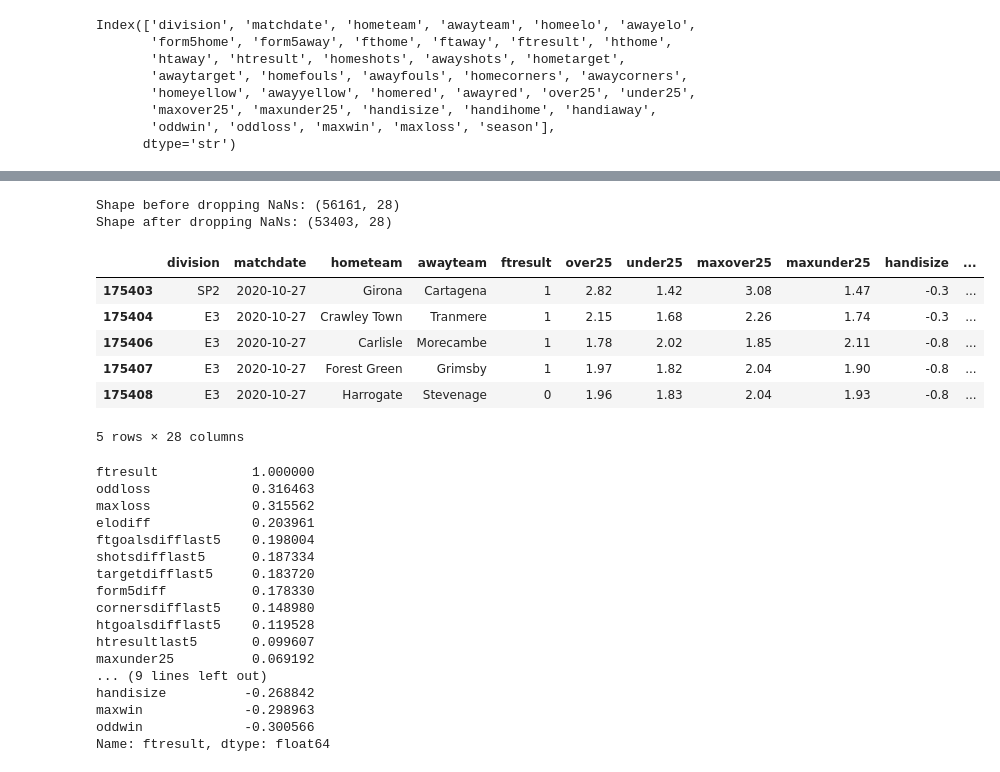
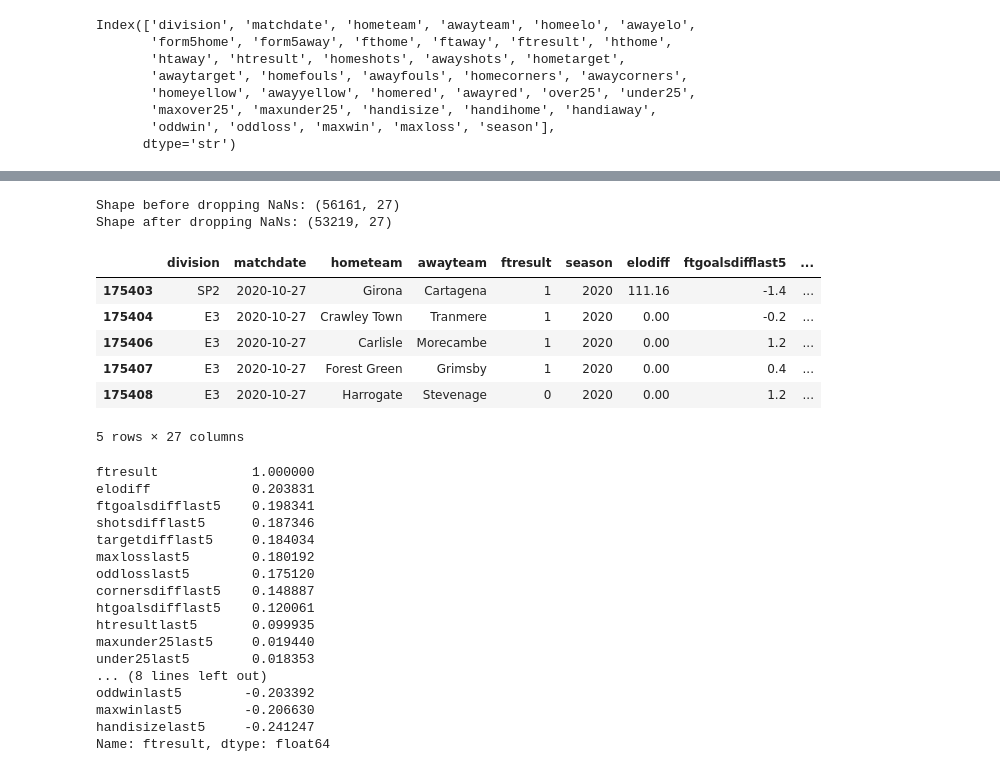
Before and after one commit to iAboud98/champions-league-winner-prediction-2025-2026, a Jupyter notebook: main.ipynb, the cells around one changed output, grey strips where cells are left out. Saved outputs shown, nothing was run; the diff lists cells and outputs as text; code cells hidden in the pictures.

```diff
--- a/main.ipynb
+++ b/main.ipynb
@@ -536,7 +535,6 @@ Index(['division', 'matchdate', 'hometeam', 'awayteam', 'homeelo', 'awayelo',
       dtype='str')
 # %%
 df['elodiff'] = df['homeelo'] - df['awayelo']
-df['form5diff'] = df['form5home'] - df['form5away']
 df['ftgoalsdiff'] = df['fthome'] - df['ftaway']
 df['htgoalsdiff'] = df['hthome'] - df['htaway']
 df['shotsdiff'] = df['homeshots'] - df['awayshots']
@@ -545,6 +543,7 @@ df['foulsdiff'] = df['homefouls'] - df['awayfouls']
 df['cornersdiff'] = df['homecorners'] - df['awaycorners']
 df['reddiff'] = df['homered'] - df['awayred']
 df['yellowdiff'] = df['homeyellow'] - df['awayyellow']
+
 
 cols_to_drop = [
     'homeelo', 'awayelo',
@@ -573,7 +572,9 @@ df.head()
 # %%
 features_to_roll = [
     'ftgoalsdiff', 'htgoalsdiff', 'shotsdiff', 'targetdiff',
-    'foulsdiff', 'cornersdiff', 'yellowdiff', 'reddiff', 'htresult'
+    'foulsdiff', 'cornersdiff', 'yellowdiff', 'reddiff', 'htresult',
+    'oddloss', 'oddwin', 'over25', 'under25', 'maxover25', 'maxunder25',
+    'handisize','handihome', 'handiaway', 'maxwin', 'maxloss'
 ]
 
 home_stats = df[['matchdate', 'hometeam'] + features_to_roll].copy()
@@ -591,42 +592,42 @@ team_stats = pd.concat([home_stats, away_stats])
 team_stats = team_stats.sort_values(['team', 'matchdate'])
 
 
 rolling_cols = [f'{col}_last5' for col in features_to_roll]
 team_stats[rolling_cols] = team_stats.groupby('team')[features_to_roll].transform(
     lambda x: x.shift(1).rolling(window=5).mean()
 )
 
 home_stats_keys = df[['hometeam']].copy()
 home_stats_keys['match_index'] = df.index
 home_stats_keys = home_stats_keys.rename(columns={'hometeam': 'team'})
 
 away_stats_keys = df[['awayteam']].copy()
 away_stats_keys['match_index'] = df.index
 away_stats_keys = away_stats_keys.rename(columns={'awayteam': 'team'})
 
 home_rolling = pd.merge(home_stats_keys, team_stats[['team', 'match_index'] + rolling_cols], on=['team', 'match_index'], how='left').set_index('match_index')
 away_rolling = pd.merge(away_stats_keys, team_stats[['team', 'match_index'] + rolling_cols], on=['team', 'match_index'], how='left').set_index('match_index')
 
 for col in features_to_roll:
     df[f'{col}last5'] = home_rolling[f'{col}_last5'] - away_rolling[f'{col}_last5']
 
 df = df.drop(columns=features_to_roll)
 
 print(f"Shape before dropping NaNs: {df.shape}")
 df = df.dropna()
 print(f"Shape after dropping NaNs: {df.shape}")
 
 df.head()
 # %% [output]
-Shape before dropping NaNs: (56161, 28)
-Shape after dropping NaNs: (53403, 28)
+Shape before dropping NaNs: (56161, 27)
+Shape after dropping NaNs: (53219, 27)
-|  | division | matchdate | hometeam | awayteam | ftresult | over25 | under25 | maxover25 | maxunder25 | handisize | ... |
-| 175403 | SP2 | 2020-10-27 | Girona | Cartagena | 1 | 2.82 | 1.42 | 3.08 | 1.47 | -0.3 | ... |
-| 175404 | E3 | 2020-10-27 | Crawley Town | Tranmere | 1 | 2.15 | 1.68 | 2.26 | 1.74 | -0.3 | ... |
-| 175406 | E3 | 2020-10-27 | Carlisle | Morecambe | 1 | 1.78 | 2.02 | 1.85 | 2.11 | -0.8 | ... |
-| 175407 | E3 | 2020-10-27 | Forest Green | Grimsby | 1 | 1.97 | 1.82 | 2.04 | 1.90 | -0.8 | ... |
-| 175408 | E3 | 2020-10-27 | Harrogate | Stevenage | 0 | 1.96 | 1.83 | 2.04 | 1.93 | -0.8 | ... |
+|  | division | matchdate | hometeam | awayteam | ftresult | season | elodiff | ftgoalsdifflast5 | ... |
+| 175403 | SP2 | 2020-10-27 | Girona | Cartagena | 1 | 2020 | 111.16 | -1.4 | ... |
+| 175404 | E3 | 2020-10-27 | Crawley Town | Tranmere | 1 | 2020 | 0.00 | -0.2 | ... |
+| 175406 | E3 | 2020-10-27 | Carlisle | Morecambe | 1 | 2020 | 0.00 | 1.2 | ... |
+| 175407 | E3 | 2020-10-27 | Forest Green | Grimsby | 1 | 2020 | 0.00 | 0.4 | ... |
+| 175408 | E3 | 2020-10-27 | Harrogate | Stevenage | 0 | 2020 | 0.00 | 1.2 | ... |
-5 rows × 28 columns
+5 rows × 27 columns
 # %%
 numeric_cols = df.select_dtypes(include=[np.number]).columns
 correlations = df[numeric_cols].corr()['ftresult'].sort_values(ascending=False)
@@ -634,21 +635,21 @@ correlations = df[numeric_cols].corr()['ftresult'].sort_values(ascending=False)
 print(correlations)
 # %% [output]
 ftresult            1.000000
-oddloss             0.316463
-maxloss             0.315562
-elodiff             0.203961
-ftgoalsdifflast5    0.198004
-shotsdifflast5      0.187334
-targetdifflast5     0.183720
-form5diff           0.178330
-cornersdifflast5    0.148980
-htgoalsdifflast5    0.119528
-htresultlast5       0.099607
-maxunder25          0.069192
-... (9 lines left out)
-handisize          -0.268842
-maxwin             -0.298963
-oddwin             -0.300566
+elodiff             0.203831
+ftgoalsdifflast5    0.198341
+shotsdifflast5      0.187346
+targetdifflast5     0.184034
+maxlosslast5        0.180192
+oddlosslast5        0.175120
+cornersdifflast5    0.148887
+htgoalsdifflast5    0.120061
+htresultlast5       0.099935
+maxunder25last5     0.019440
+under25last5        0.018353
+... (8 lines left out)
+oddwinlast5        -0.203392
+maxwinlast5        -0.206630
+handisizelast5     -0.241247
 Name: ftresult, dtype: float64
 # %%
 import matplotlib.pyplot as plt
```
Also changed, not shown: parts of 16 cells of this notebook.
